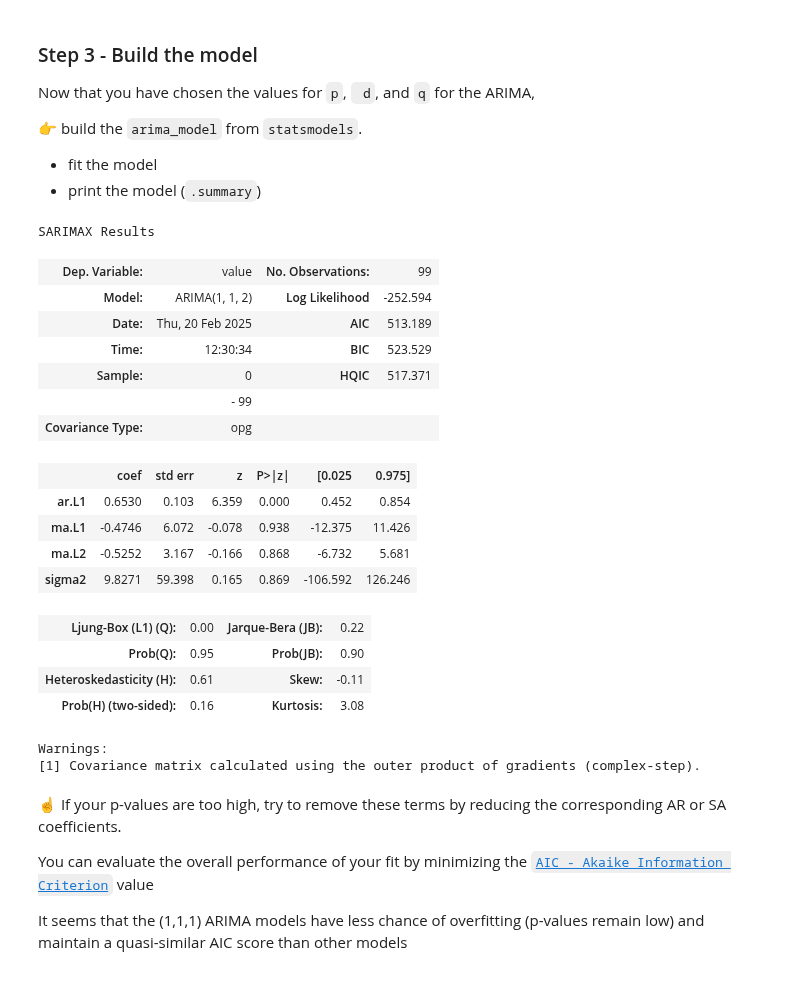
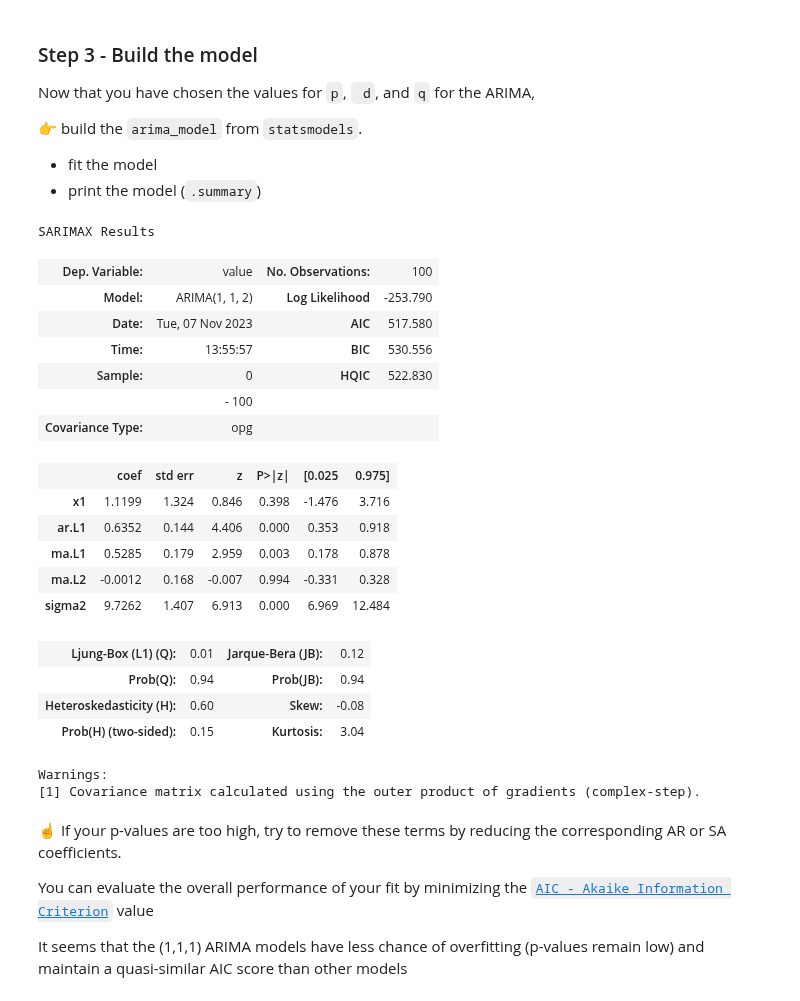
Before and after one commit to Ilse-hutten/arima-times-series, a Jupyter notebook: arima.ipynb, the cells around one changed output. Saved outputs shown, nothing was run; the diff lists cells and outputs as text; code cells hidden in the pictures.

```diff
--- a/arima.ipynb
+++ b/arima.ipynb
@@ -155,27 +153,33 @@ Now that you have chosen the values for `p`, ` d`, and `q` for the ARIMA,
 - print the model (`.summary`)
 # %%
 from statsmodels.tsa.arima.model import ARIMA
-arima = ARIMA(y_diff, order=(1,1,2))
+
+# initialize the model
+arima = ARIMA(y, order=(1, 1, 2), trend='t')
+
+# fit the models
 arima = arima.fit()
+
 arima.summary()
 # %% [output]
 SARIMAX Results
-| Dep. Variable: | value | No. Observations: | 99 |
-| Model: | ARIMA(1, 1, 2) | Log Likelihood | -252.594 |
-| Date: | Thu, 20 Feb 2025 | AIC | 513.189 |
-| Time: | 12:30:34 | BIC | 523.529 |
-| Sample: | 0 | HQIC | 517.371 |
-|  | - 99 |  |  |
+| Dep. Variable: | value | No. Observations: | 100 |
+| Model: | ARIMA(1, 1, 2) | Log Likelihood | -253.790 |
+| Date: | Tue, 07 Nov 2023 | AIC | 517.580 |
+| Time: | 13:55:57 | BIC | 530.556 |
+| Sample: | 0 | HQIC | 522.830 |
+|  | - 100 |  |  |
 | Covariance Type: | opg |  |  |
 |  | coef | std err | z | P>|z| | [0.025 | 0.975] |
-| ar.L1 | 0.6530 | 0.103 | 6.359 | 0.000 | 0.452 | 0.854 |
-| ma.L1 | -0.4746 | 6.072 | -0.078 | 0.938 | -12.375 | 11.426 |
-| ma.L2 | -0.5252 | 3.167 | -0.166 | 0.868 | -6.732 | 5.681 |
-| sigma2 | 9.8271 | 59.398 | 0.165 | 0.869 | -106.592 | 126.246 |
+| x1 | 1.1199 | 1.324 | 0.846 | 0.398 | -1.476 | 3.716 |
+| ar.L1 | 0.6352 | 0.144 | 4.406 | 0.000 | 0.353 | 0.918 |
+| ma.L1 | 0.5285 | 0.179 | 2.959 | 0.003 | 0.178 | 0.878 |
+| ma.L2 | -0.0012 | 0.168 | -0.007 | 0.994 | -0.331 | 0.328 |
+| sigma2 | 9.7262 | 1.407 | 6.913 | 0.000 | 6.969 | 12.484 |
-| Ljung-Box (L1) (Q): | 0.00 | Jarque-Bera (JB): | 0.22 |
-| Prob(Q): | 0.95 | Prob(JB): | 0.90 |
-| Heteroskedasticity (H): | 0.61 | Skew: | -0.11 |
-| Prob(H) (two-sided): | 0.16 | Kurtosis: | 3.08 |
+| Ljung-Box (L1) (Q): | 0.01 | Jarque-Bera (JB): | 0.12 |
+| Prob(Q): | 0.94 | Prob(JB): | 0.94 |
+| Heteroskedasticity (H): | 0.60 | Skew: | -0.08 |
+| Prob(H) (two-sided): | 0.15 | Kurtosis: | 3.04 |
 Warnings:
 [1] Covariance matrix calculated using the outer product of gradients (complex-step).
 # %% [markdown]
```
Also changed, not shown: parts of 36 cells of this notebook.
